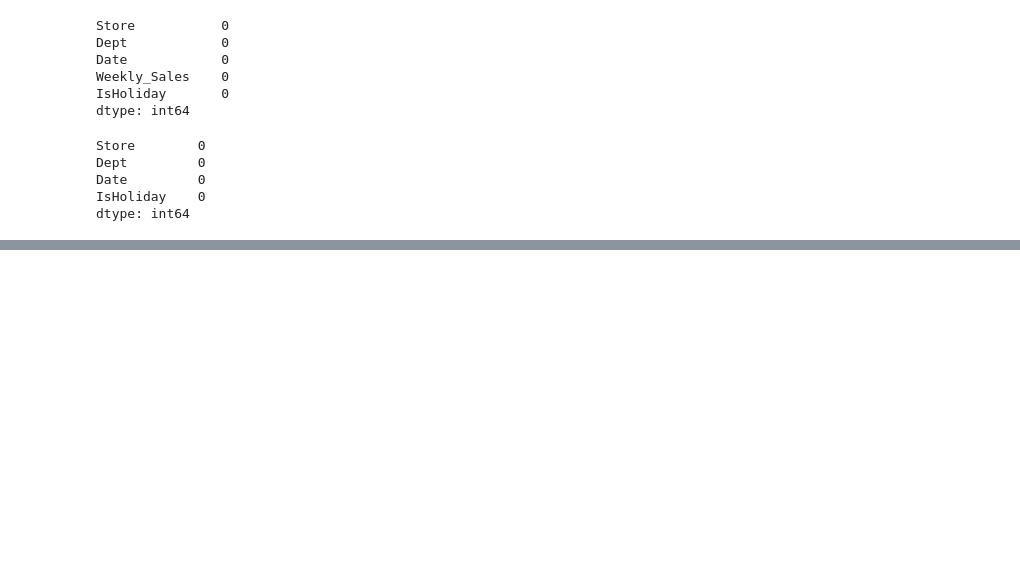
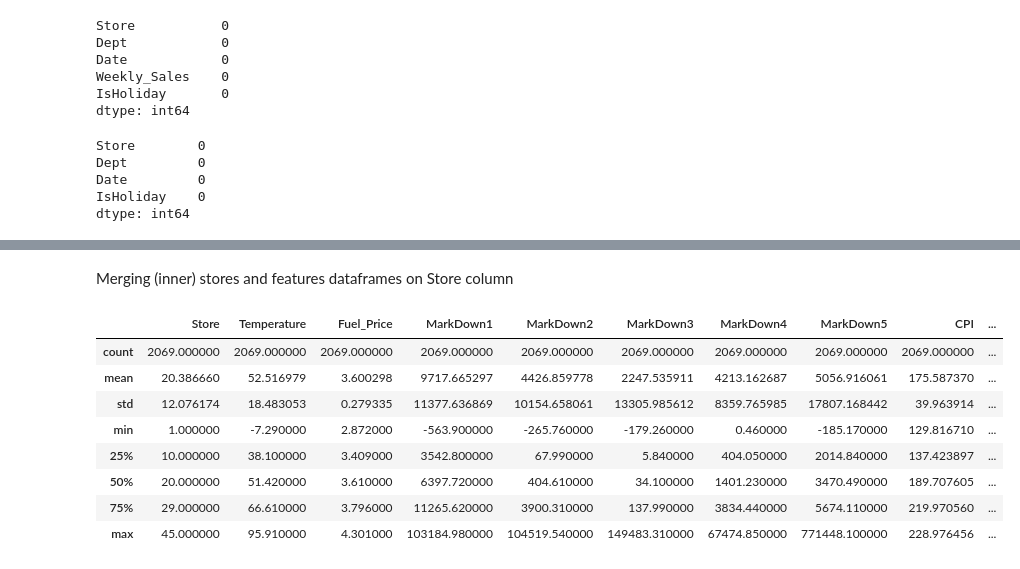
Before and after one commit to aana0308/Walmart-Sales-Prediction, a Jupyter notebook: notebooks/Data Cleaning.ipynb, the cells around one changed output, grey strips where cells are left out. Saved outputs shown, nothing was run; the diff lists cells and outputs as text; code cells hidden in the pictures; blank space fills up the shorter version.

```diff
--- a/notebooks/Data Cleaning.ipynb
+++ b/notebooks/Data Cleaning.ipynb
@@ -265,0 +268,3 @@ dtype: int64
+# %%
+features = features.dropna()
+features.isna().sum()
@@ -265,0 +285,15 @@ dtype: int64
+# %% [markdown]
+Merging (inner) stores and features dataframes on Store column
+# %%
+merge_df = features.merge(stores, how = 'inner', on = 'Store')
+merge_df.describe()
+# %% [output]
+|  | Store | Temperature | Fuel_Price | MarkDown1 | MarkDown2 | MarkDown3 | MarkDown4 | MarkDown5 | CPI | ... |
+| count | 2069.000000 | 2069.000000 | 2069.000000 | 2069.000000 | 2069.000000 | 2069.000000 | 2069.000000 | 2069.000000 | 2069.000000 | ... |
+| mean | 20.386660 | 52.516979 | 3.600298 | 9717.665297 | 4426.859778 | 2247.535911 | 4213.162687 | 5056.916061 | 175.587370 | ... |
+| std | 12.076174 | 18.483053 | 0.279335 | 11377.636869 | 10154.658061 | 13305.985612 | 8359.765985 | 17807.168442 | 39.963914 | ... |
+| min | 1.000000 | -7.290000 | 2.872000 | -563.900000 | -265.760000 | -179.260000 | 0.460000 | -185.170000 | 129.816710 | ... |
+| 25% | 10.000000 | 38.100000 | 3.409000 | 3542.800000 | 67.990000 | 5.840000 | 404.050000 | 2014.840000 | 137.423897 | ... |
+| 50% | 20.000000 | 51.420000 | 3.610000 | 6397.720000 | 404.610000 | 34.100000 | 1401.230000 | 3470.490000 | 189.707605 | ... |
+| 75% | 29.000000 | 66.610000 | 3.796000 | 11265.620000 | 3900.310000 | 137.990000 | 3834.440000 | 5674.110000 | 219.970560 | ... |
+| max | 45.000000 | 95.910000 | 4.301000 | 103184.980000 | 104519.540000 | 149483.310000 | 67474.850000 | 771448.100000 | 228.976456 | ... |
```
Also changed, not shown: parts of 2 cells of this notebook.
